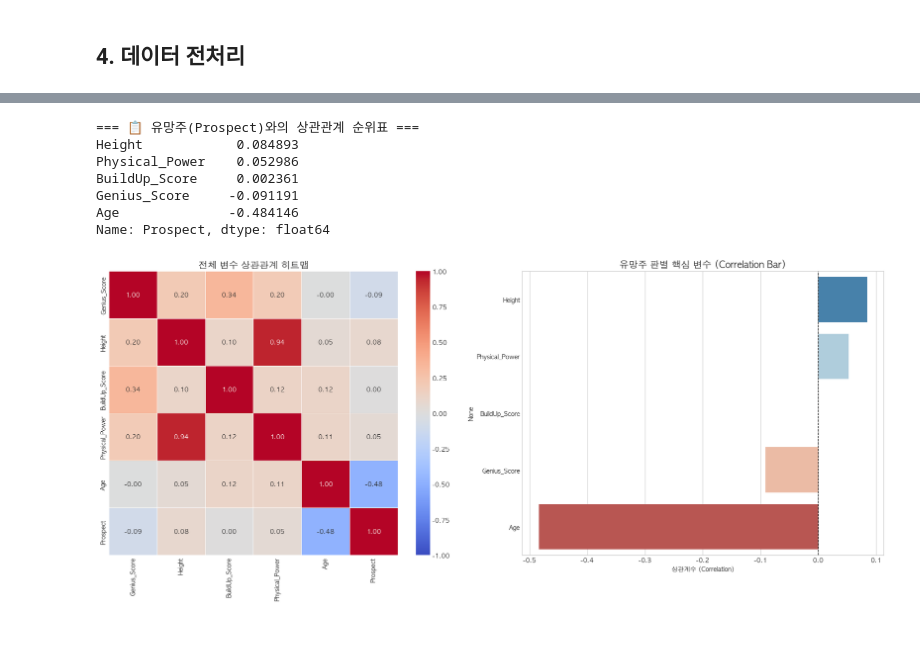
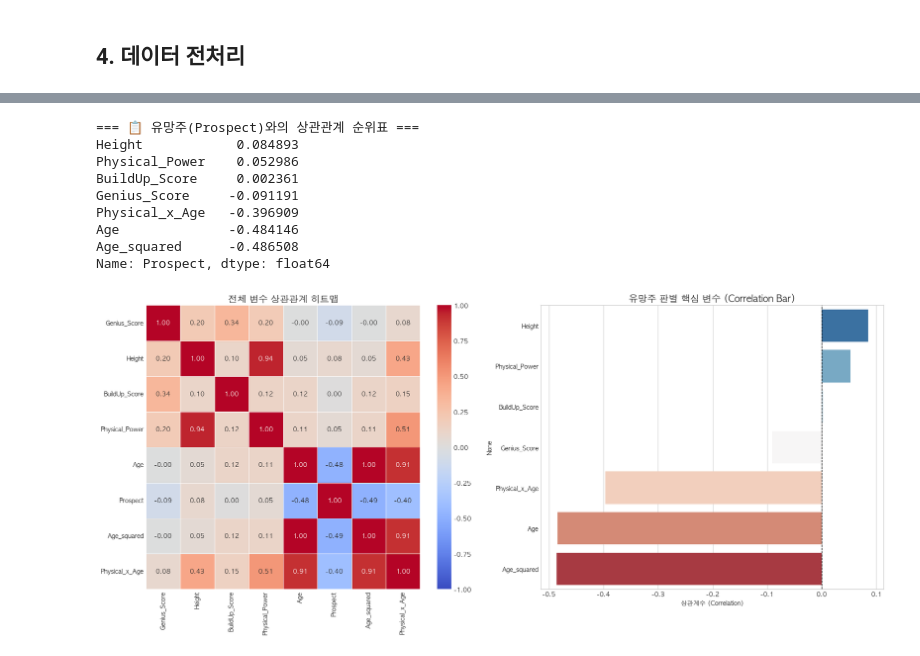
Before and after one commit to YNARU0818/Little-Sonny-analysis, a Jupyter notebook: littlesonny3.ipynb, the cells around one changed output, grey strips where cells are left out. Cells and saved outputs as stored; diff of their text form; code cells hidden in the pictures.

```diff
--- a/littlesonny3.ipynb
+++ b/littlesonny3.ipynb
@@ -721,7 +721,7 @@ global_mean = train_gk['GK_Raw_Average'].mean()
 # ---------------------------------------------------------
 # 2️⃣ 전처리 적용 함수 (Train, Test 똑같이 적용)
 # ---------------------------------------------------------
-def preprocessing(df, age_standard, global_mean, is_train=True):
+def preprocessing(df, is_train=True):
     # (1) 기본 실력 평균 계산
     df['GK_Raw_Average'] = get_raw_average(df)
 
@@ -735,7 +735,9 @@ def preprocessing(df, age_standard, global_mean, is_train=True):
 
     # (4) BuildUp Score
     df['BuildUp_Score'] = (df['BallControl'] + df['ShortPassing'] + df['Vision']) / 3
+    df['Physical_x_Age'] = df['Physical_Power'] * df['Age']
 
+    df['Age_squared'] = df['Age'] ** 2
     # (5) 컬럼 정리
     features = [
         'ID',              # ID는 나중에 제출할 때 필수!
@@ -743,7 +745,9 @@ def preprocessing(df, age_standard, global_mean, is_train=True):
         'Height',
         'BuildUp_Score',
         'Physical_Power',
-        'Age'
+        'Age',
+        'Age_squared',
+        'Physical_x_Age'
     ]
 
     # Train에는 정답(Prospect)이 있고, Test에는 없으니까 구분해서 처리
@@ -755,18 +759,18 @@ def preprocessing(df, age_standard, global_mean, is_train=True):
 # ---------------------------------------------------------
 # 3️⃣ 실행!
 # ---------------------------------------------------------
-final_train = preprocessing(train_gk, age_standard, global_mean, is_train=True)
-final_test = preprocessing(test_gk, age_standard, global_mean, is_train=False)
+final_train = preprocessing(train_gk, is_train=True)
+final_test = preprocessing(test_gk, is_train=False)
 
 # 확인
 print(f"Train 데이터 개수: {len(final_train)}")
 print(f"Test 데이터 개수: {len(final_test)}")
 
-print("\n=== 최종 Train 데이터 (상위 3개) ===")
-display(final_train.head(3))
+print("\n=== 최종 Train 데이터 (상위 10개) ===")
+display(final_train.head(10))
 
-print("\n=== 최종 Test 데이터 (상위 3개) ===")
-display(final_test.head(3))
+print("\n=== 최종 Test 데이터 (상위 10개) ===")
+display(final_test.head(10))
 # %% [output]
 Train 데이터 개수: 314
 Test 데이터 개수: 195
@@ -796,7 +814,9 @@ analysis_cols = [
     'BuildUp_Score',   # 발밑 능력
     'Physical_Power',  # 피지컬 종합
     'Age',             # 나이
-    'Prospect'         # 정답 (타겟)
+    'Prospect',         # 정답 (타겟)
+    'Age_squared',
+    'Physical_x_Age'
 ]
 
 # 상관계수 행렬 계산
@@ -818,31 +838,33 @@ sns.heatmap(
     corr_matrix,
     annot=True,         # 숫자 표시
     fmt='.2f',          # 소수점 2자리
     cmap='coolwarm',    # 색상 (파랑~빨강)
     vmin=-1, vmax=1,    # 범위 고정
     linewidths=0.5,
     ax=axes[0]
 )
 axes[0].set_title('전체 변수 상관관계 히트맵', fontsize=15, fontweight='bold')
 
 # (2) 막대 그래프 (유망주 결정 요인 순위)
 # 'Prospect'와의 상관관계만 뽑아서 막대로 그립니다.
 target_corr = corr_matrix['Prospect'].drop('Prospect').sort_values(ascending=False)
 
 sns.barplot(x=target_corr.values, y=target_corr.index, palette='RdBu_r', ax=axes[1])
 axes[1].set_title('유망주 판별 핵심 변수 (Correlation Bar)', fontsize=15, fontweight='bold')
 axes[1].set_xlabel('상관계수 (Correlation)')
 axes[1].axvline(0, color='black', linestyle='--', linewidth=1) # 0점 기준선
 
 # 그래프 출력
 plt.tight_layout()
 plt.show()
 # %% [output]
 === 📋 유망주(Prospect)와의 상관관계 순위표 ===
 Height            0.084893
 Physical_Power    0.052986
 BuildUp_Score     0.002361
 Genius_Score     -0.091191
+Physical_x_Age   -0.396909
 Age              -0.484146
+Age_squared      -0.486508
 Name: Prospect, dtype: float64
-[figure, old version]
+[figure, new version]
```
Also changed, not shown: parts of 4 cells of this notebook.
